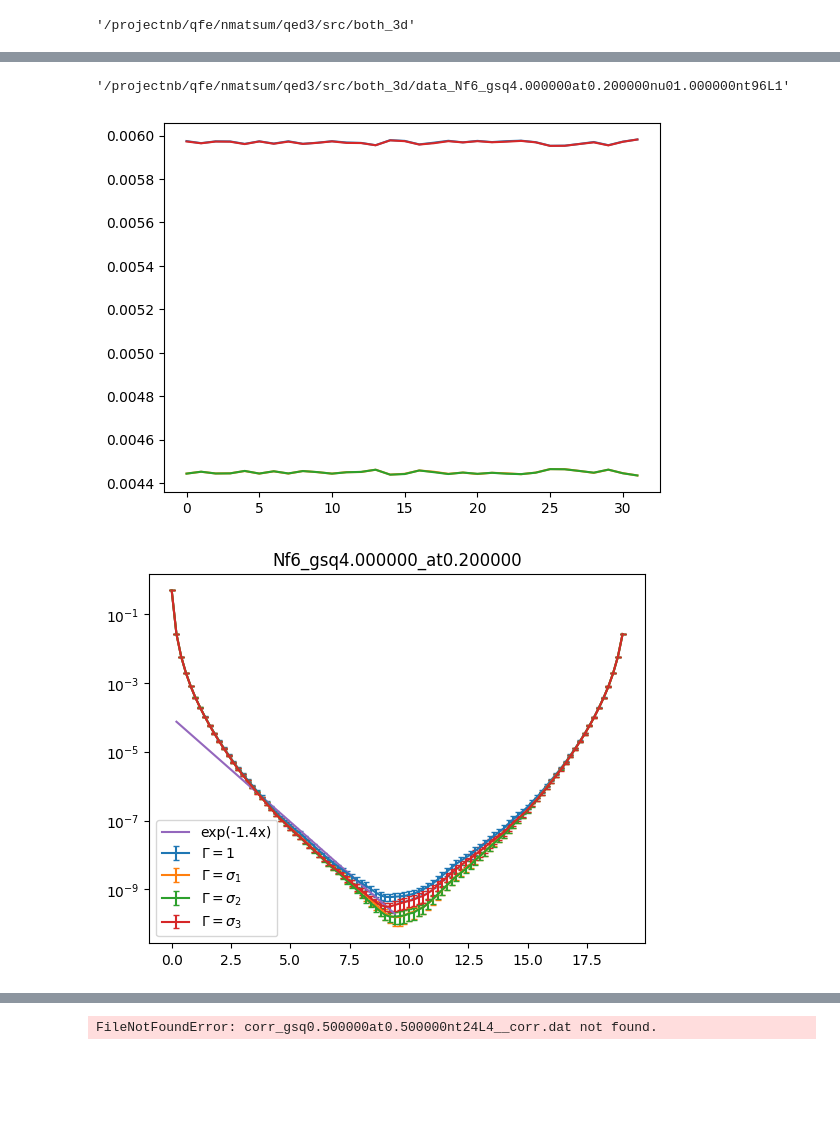
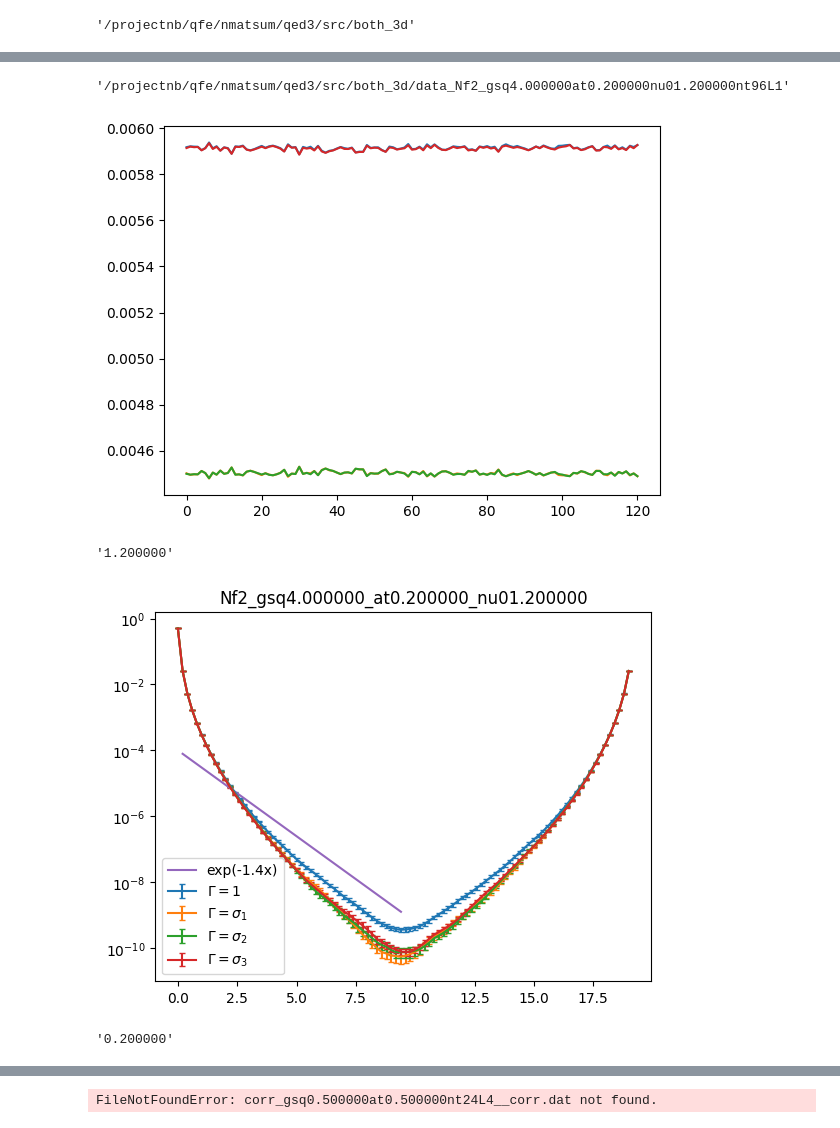
Before and after one commit to nobuyukimatsumoto68/qed3, a Jupyter notebook: src/both_3d/meson.ipynb, the cells around one changed output, grey strips where cells are left out. Drawn from its saved outputs; the diff is of its cells as text; code cells hidden in the pictures; blank space fills up the shorter version.

```diff
--- a/src/both_3d/meson.ipynb
+++ b/src/both_3d/meson.ipynb
@@ -80,13 +82,13 @@ dir1='/projectnb/qfe/nmatsum/qed3/src/both_3d/'
 # %%
-Nf=6
+Nf=2
 gsq="4.000000"
 # gsq="1.000000"
 # gsq="0.500000"
 # gsq="0.100000"
 
 # nu0="0.800000"
-nu0="1.000000"
-# nu0="1.200000"
+# nu0="1.000000"
+nu0="1.200000"
 
 at="0.200000"
 Nt=96
@@ -98,7 +104,7 @@ path = dir1+label
 # %%
 path
 # %% [output]
-'/projectnb/qfe/nmatsum/qed3/src/both_3d/data_Nf6_gsq4.000000at0.200000nu01.000000nt96L1'
+'/projectnb/qfe/nmatsum/qed3/src/both_3d/data_Nf2_gsq4.000000at0.200000nu01.200000nt96L1'
 # %%
 # sorted(), min(), max(), heapq.nsmallest(), and heapq.nlargest()
 # %%
@@ -107,13 +113,15 @@ path
 binsize=2
 # %%
 jks_=[]
+
+ninit=10
 
 for igam in range(4):
     files_ = sorted(glob.glob(path+"/meson_"+str(igam)+"_corr.*"), key=sorted) # @@@ ill ordered
     files = np.array(files_)
 
     corrs_=[]
-    for file in natsorted(files)[10:]:
+    for file in natsorted(files)[ninit:]:
 #     for file in natsorted(files)[170:]:
         corr = np.loadtxt( file )
         corrs_.append( corr )
@@ -130,25 +138,33 @@ for igam in range(4):
 
 # plt.ylim(0.0045, 0.0046)
 # %% [output]
-[figure, old version]
+[figure, new version]
+# %%
+nu0
+# %% [output]
+'1.200000'
 # %%
-desc="Nf"+str(Nf)+"_gsq"+str(gsq)+"_at"+str(at)
+desc="Nf"+str(Nf)+"_gsq"+str(gsq)+"_at"+str(at)+"_nu0"+str(nu0)
 # %%
 plt.errorbar(np.arange(Nt)*float(at), jks_[0][1], jks_[0][2], capsize=2.0, label='$\\Gamma=1$')
 plt.errorbar(np.arange(Nt)*float(at), jks_[1][1], jks_[1][2], capsize=2.0, label='$\\Gamma=\\sigma_1$')
 plt.errorbar(np.arange(Nt)*float(at), jks_[2][1], jks_[2][2], capsize=2.0, label='$\\Gamma=\\sigma_2$')
 plt.errorbar(np.arange(Nt)*float(at), jks_[3][1], jks_[3][2], capsize=2.0, label='$\\Gamma=\\sigma_3$')
 plt.yscale("log")
 plt.title(desc)
 
 # plt.plot( np.arange(Nt)*float(at), free.T[1], label='free', ls='dashed' )
 
 x = np.arange(1,Nt/2)*float(at)
-plt.plot(x, 0.0001*np.exp(-1.4*x), label="exp(-1.4x)")
+plt.plot(x, 0.0001*np.exp(-1.2*x), label="exp(-1.4x)")
 
 # plt.ylim(1.0e-4, 1.0e-5)
 plt.legend()
 
 plt.savefig( desc+".pdf", bbox_inches="tight" )
 # %% [output]
-[figure, old version]
+[figure, new version]
+# %%
+at
+# %% [output]
+'0.200000'
```
Also changed, not shown: parts of 6 cells of this notebook, 2 other files.
